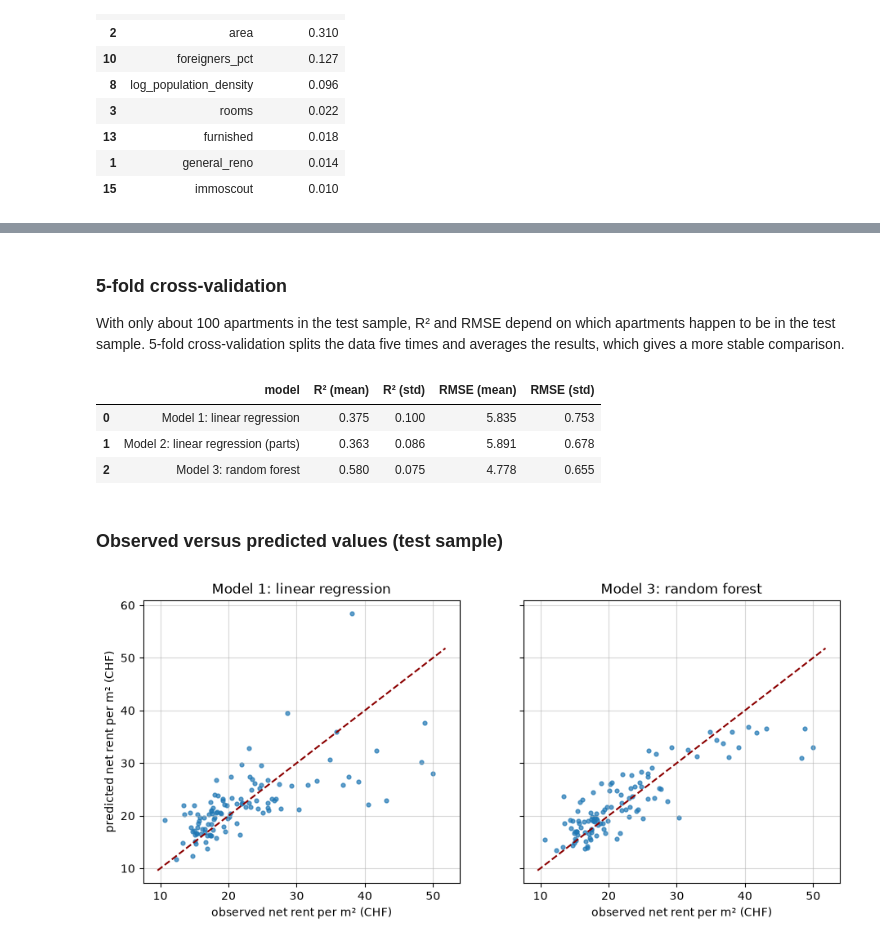
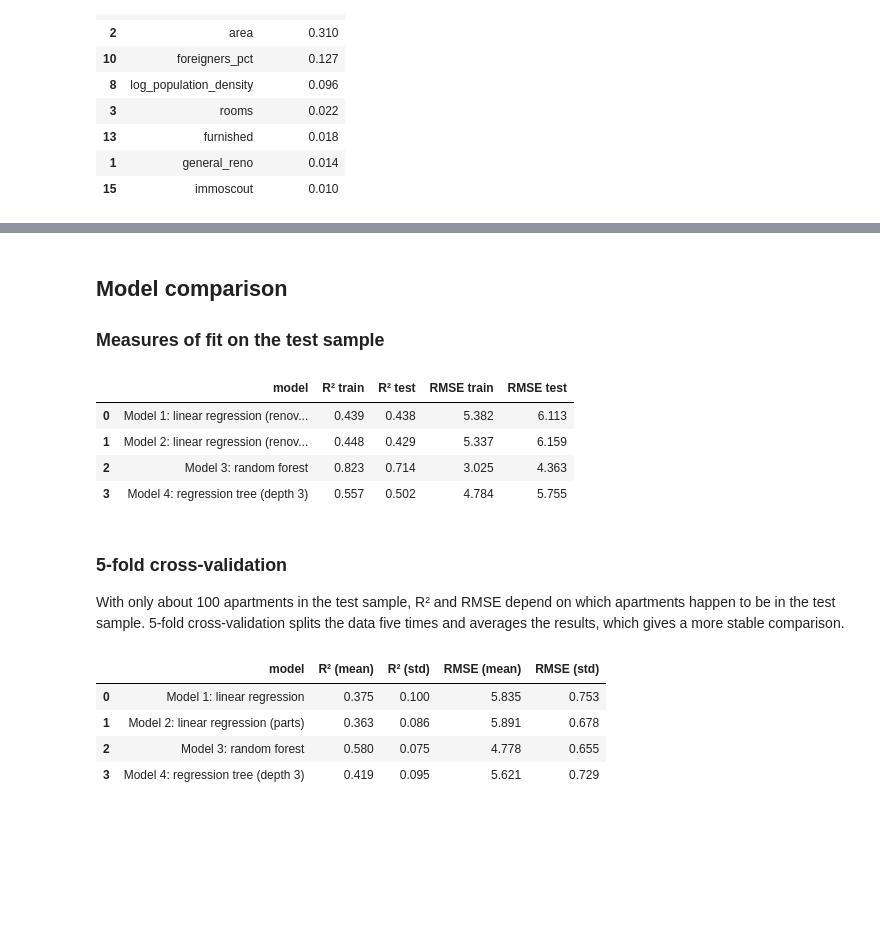
Before and after one commit to wei1226669/applied_research_methods, a Jupyter notebook: Project_Topic1/09_models.ipynb, the cells around one changed output, grey strips where cells are left out. Drawn from its saved outputs; the diff is of its cells as text; code cells hidden in the pictures; blank space fills up the shorter version.

Commit message:
Add regression tree (model 4) and robustness check without doubtful cases to notebook 09
Co-Authored-By: Claude Opus 5.5 <noreply@anthropic.com>

```diff
--- a/Project_Topic1/09_models.ipynb
+++ b/Project_Topic1/09_models.ipynb
@@ -432,4 +434,15 @@ df_fi.sort_values('importances', ascending=False).round(3).head(8)
 # %%
-comparison = pd.DataFrame(results).round(3)
-comparison
+reg_tree = DecisionTreeRegressor(max_depth=3, min_samples_leaf=10, random_state=42)
+reg_tree.fit(data.loc[train_idx, x_model1], y[train_idx])
+
+results.append(evaluate('Model 4: regression tree (depth 3)',
+                        y[train_idx], reg_tree.predict(data.loc[train_idx, x_model1]),
+                        y[test_idx], reg_tree.predict(data.loc[test_idx, x_model1])))
+
+plt.figure(figsize=(16, 7))
+plot_tree(reg_tree, feature_names=x_model1, filled=True, rounded=True, precision=1, fontsize=9)
+plt.title('Regression tree (depth 3): net rent per m²')
+plt.show()
+
+pd.DataFrame(results).round(3)
 # %% [output]
@@ -440,38 +455,38 @@ comparison
 # %% [markdown]
-### 5-fold cross-validation
+## Model comparison
 
-With only about 100 apartments in the test sample, R² and RMSE depend on which apartments happen to be in the test sample. 5-fold cross-validation splits the data five times and averages the results, which gives a more stable comparison.
+### Measures of fit on the test sample
 # %%
-kf = KFold(n_splits=5, shuffle=True, random_state=42)
-cv = []
-for name, cols, model in [('Model 1: linear regression', x_model1, LinearRegression()),
-                          ('Model 2: linear regression (parts)', x_model2, LinearRegression()),
-                          ('Model 3: random forest', x_model1,
-                           RandomForestRegressor(n_estimators=300, max_depth=10, min_samples_leaf=3, random_state=5))]:
-    r2 = cross_val_score(model, data[cols], y, cv=kf, scoring='r2')
-    rmse = -cross_val_score(model, data[cols], y, cv=kf, scoring='neg_root_mean_squared_error')
-    cv.append({'model': name, 'R² (mean)': r2.mean(), 'R² (std)': r2.std(),
-               'RMSE (mean)': rmse.mean(), 'RMSE (std)': rmse.std()})
-pd.DataFrame(cv).round(3)
+comparison = pd.DataFrame(results).round(3)
+comparison
 # %% [output]
-|  | model | R² (mean) | R² (std) | RMSE (mean) | RMSE (std) |
-| 0 | Model 1: linear regression | 0.375 | 0.100 | 5.835 | 0.753 |
-| 1 | Model 2: linear regression (parts) | 0.363 | 0.086 | 5.891 | 0.678 |
-| 2 | Model 3: random forest | 0.580 | 0.075 | 4.778 | 0.655 |
+|  | model | R² train | R² test | RMSE train | RMSE test |
+| 0 | Model 1: linear regression (renov... | 0.439 | 0.438 | 5.382 | 6.113 |
+| 1 | Model 2: linear regression (renov... | 0.448 | 0.429 | 5.337 | 6.159 |
+| 2 | Model 3: random forest | 0.823 | 0.714 | 3.025 | 4.363 |
+| 3 | Model 4: regression tree (depth 3) | 0.557 | 0.502 | 4.784 | 5.755 |
 # %% [markdown]
-### Observed versus predicted values (test sample)
+### 5-fold cross-validation
+
+With only about 100 apartments in the test sample, R² and RMSE depend on which apartments happen to be in the test sample. 5-fold cross-validation splits the data five times and averages the results, which gives a more stable comparison.
 # %%
-fig, axes = plt.subplots(1, 2, figsize=(11, 4.5), sharey=True)
-for ax, (name, pred) in zip(axes, [('Model 1: linear regression', olsres1.predict(X1_test)),
-                                   ('Model 3: random forest', reg_rf.predict(data.loc[test_idx, x_model1]))]):
-    ax.scatter(y[test_idx], pred, s=12, alpha=0.7)
-    lim = [y.min(), y.max()]
-    ax.plot(lim, lim, color='darkred', linestyle='dashed')
-    ax.set_xlabel('observed net rent per m² (CHF)')
-    ax.set_title(name)
-    ax.grid(alpha=0.5)
-axes[0].set_ylabel('predicted net rent per m² (CHF)')
-plt.show()
+kf = KFold(n_splits=5, shuffle=True, random_state=42)
+cv = []
+for name, cols, model in [('Model 1: linear regression', x_model1, LinearRegression()),
+                          ('Model 2: linear regression (parts)', x_model2, LinearRegression()),
+                          ('Model 3: random forest', x_model1,
+                           RandomForestRegressor(n_estimators=300, max_depth=10, min_samples_leaf=3, random_state=5)),
+                          ('Model 4: regression tree (depth 3)', x_model1,
+                           DecisionTreeRegressor(max_depth=3, min_samples_leaf=10, random_state=42))]:
+    r2 = cross_val_score(model, data[cols], y, cv=kf, scoring='r2')
+    rmse = -cross_val_score(model, data[cols], y, cv=kf, scoring='neg_root_mean_squared_error')
+    cv.append({'model': name, 'R² (mean)': r2.mean(), 'R² (std)': r2.std(),
+               'RMSE (mean)': rmse.mean(), 'RMSE (std)': rmse.std()})
+pd.DataFrame(cv).round(3)
 # %% [output]
-[figure, removed]
+|  | model | R² (mean) | R² (std) | RMSE (mean) | RMSE (std) |
+| 0 | Model 1: linear regression | 0.375 | 0.100 | 5.835 | 0.753 |
+| 1 | Model 2: linear regression (parts) | 0.363 | 0.086 | 5.891 | 0.678 |
+| 2 | Model 3: random forest | 0.580 | 0.075 | 4.778 | 0.655 |
+| 3 | Model 4: regression tree (depth 3) | 0.419 | 0.095 | 5.621 | 0.729 |
 # %% [markdown]
```
Also changed, not shown: parts of 17 cells of this notebook, 1 other file.
